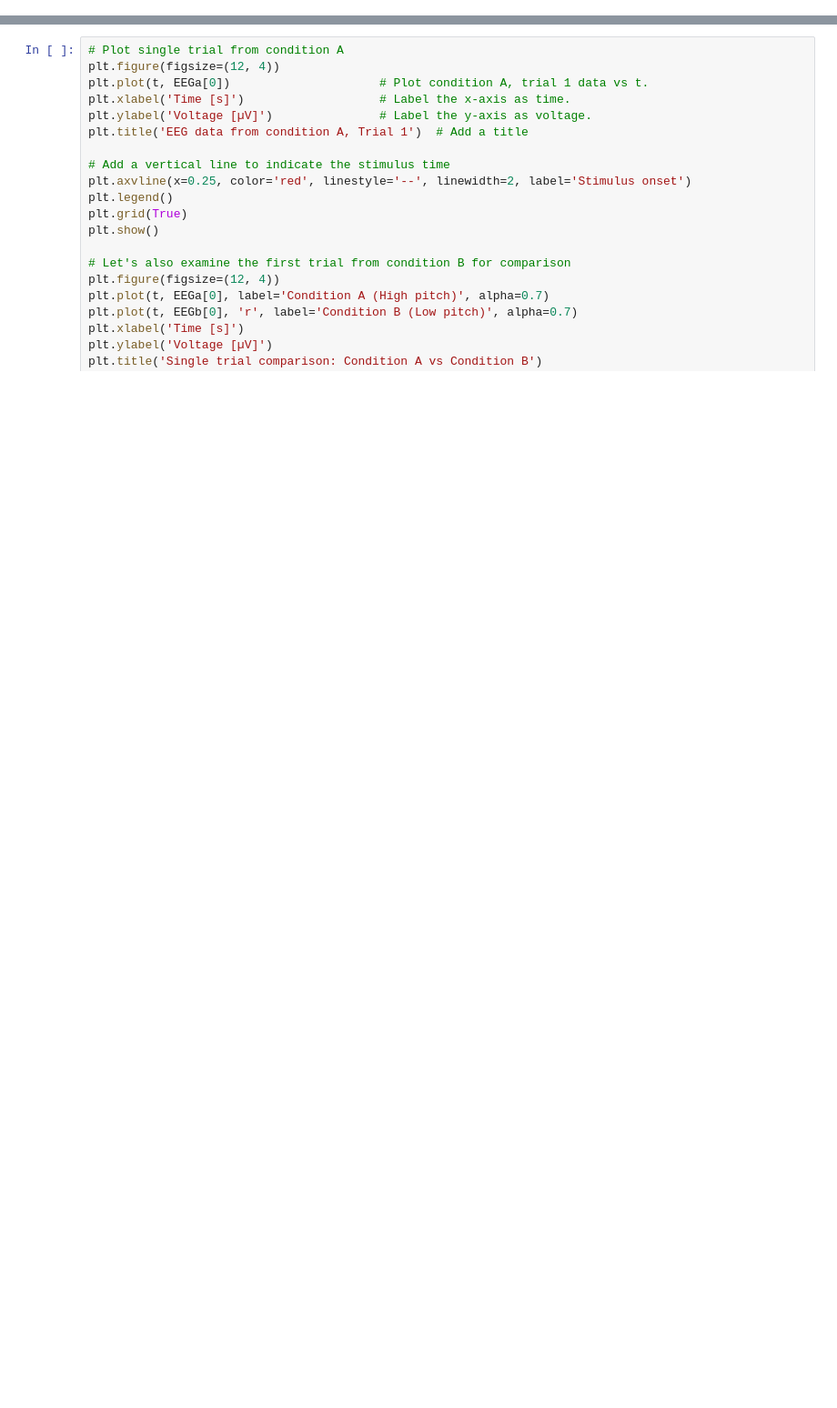
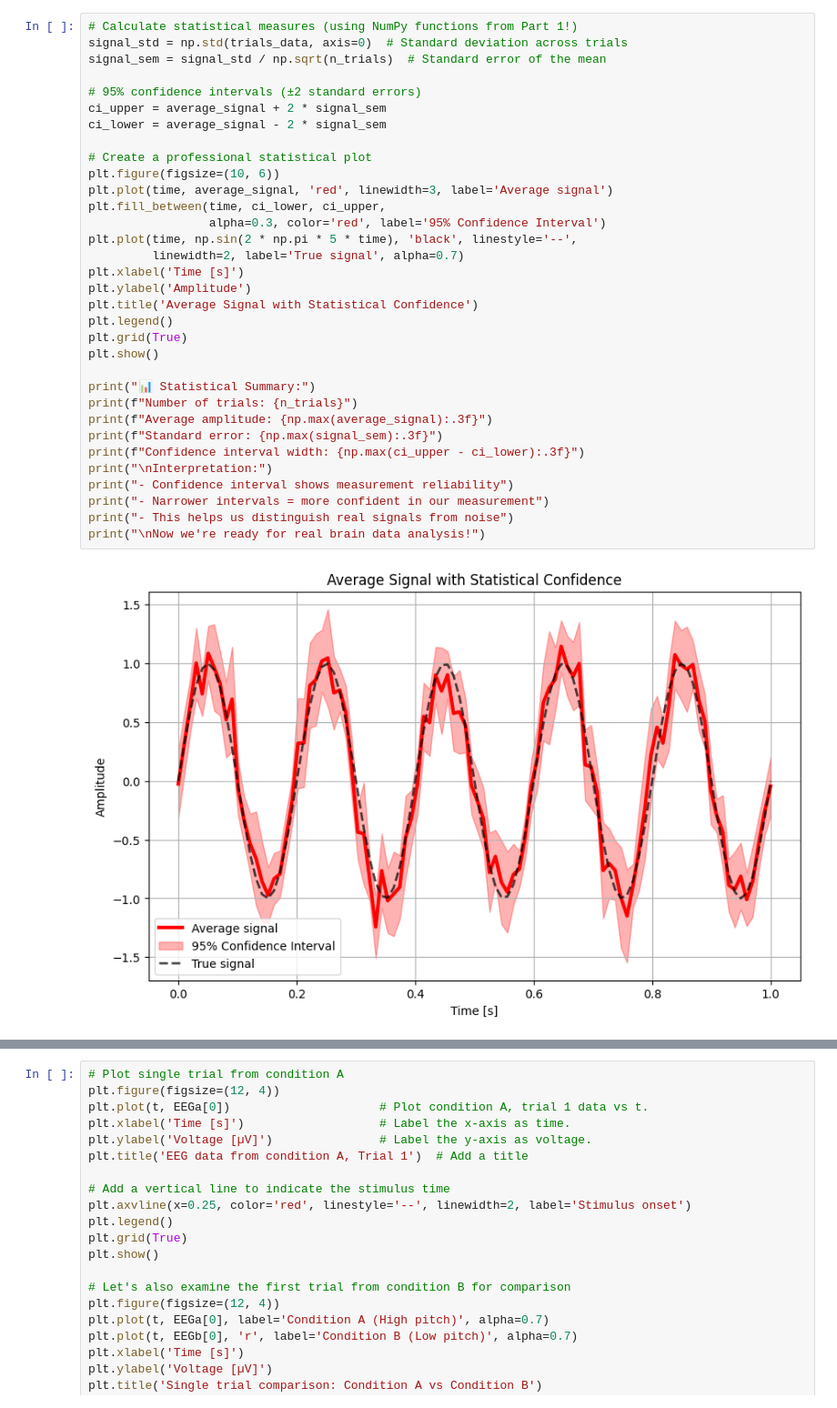
Before and after one commit to sebastianruizsebas/Python-Basics-4-Neuro-DataSci, a Jupyter notebook: part_2.ipynb, the cells around one changed output, grey strips where cells are left out. Shown at 91% size. Drawn from its saved outputs; the diff is of its cells as text; blank space fills up the shorter version.

```diff
--- a/part_2.ipynb
+++ b/part_2.ipynb
@@ -107,0 +155,35 @@ Let's first look at a single trial from condition A:
+# %%
+# Calculate statistical measures (using NumPy functions from Part 1!)
+signal_std = np.std(trials_data, axis=0)  # Standard deviation across trials
+signal_sem = signal_std / np.sqrt(n_trials)  # Standard error of the mean
+
+# 95% confidence intervals (±2 standard errors)
+ci_upper = average_signal + 2 * signal_sem
+ci_lower = average_signal - 2 * signal_sem
+
+# Create a professional statistical plot
+plt.figure(figsize=(10, 6))
+plt.plot(time, average_signal, 'red', linewidth=3, label='Average signal')
+plt.fill_between(time, ci_lower, ci_upper,
+                 alpha=0.3, color='red', label='95% Confidence Interval')
+plt.plot(time, np.sin(2 * np.pi * 5 * time), 'black', linestyle='--',
+         linewidth=2, label='True signal', alpha=0.7)
+plt.xlabel('Time [s]')
+plt.ylabel('Amplitude')
+plt.title('Average Signal with Statistical Confidence')
+plt.legend()
+plt.grid(True)
+plt.show()
+
+print("📊 Statistical Summary:")
+print(f"Number of trials: {n_trials}")
+print(f"Average amplitude: {np.max(average_signal):.3f}")
+print(f"Standard error: {np.max(signal_sem):.3f}")
+print(f"Confidence interval width: {np.max(ci_upper - ci_lower):.3f}")
+print("\nInterpretation:")
+print("- Confidence interval shows measurement reliability")
+print("- Narrower intervals = more confident in our measurement")
+print("- This helps us distinguish real signals from noise")
+print("\nNow we're ready for real brain data analysis!")
+# %% [output]
+[figure, added]
```
Also changed, not shown: parts of 17 cells of this notebook.
